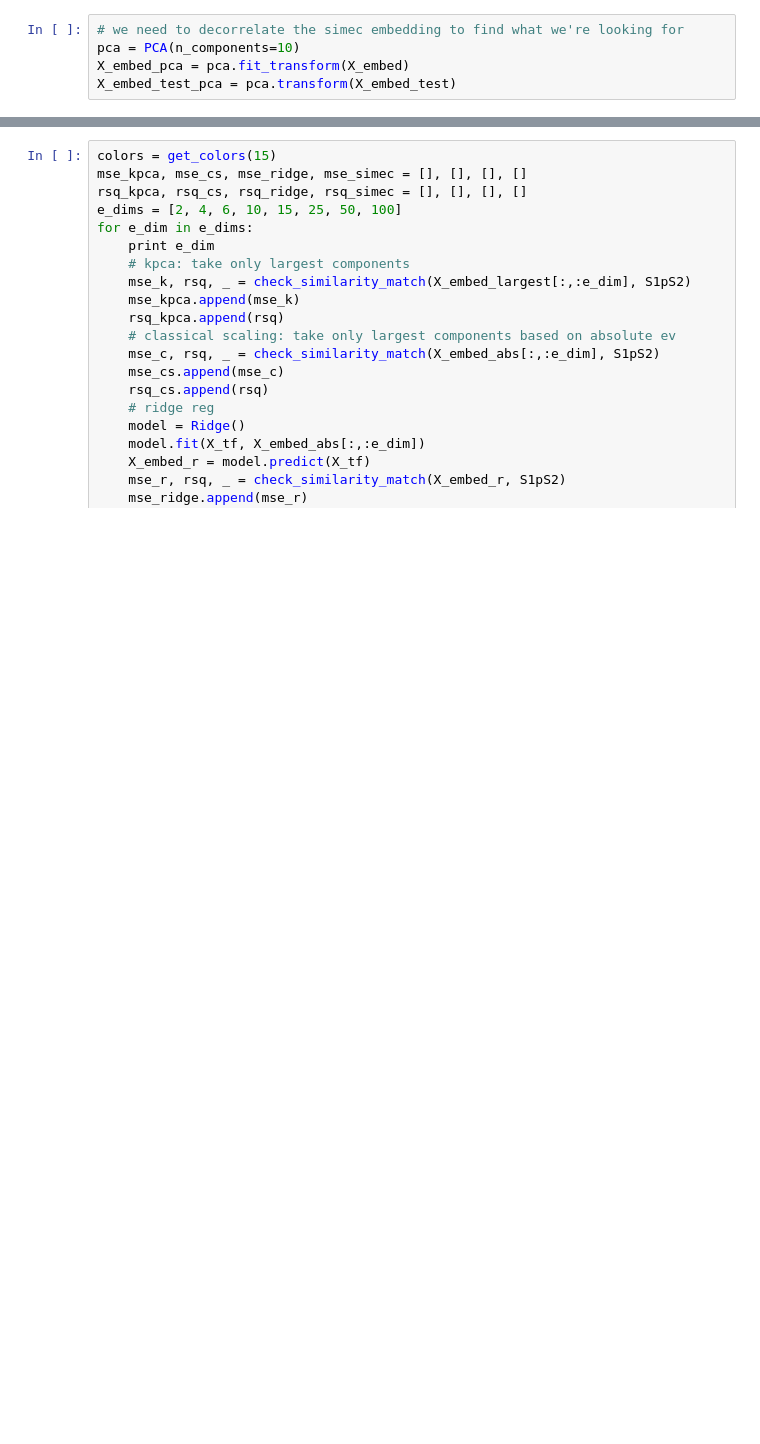
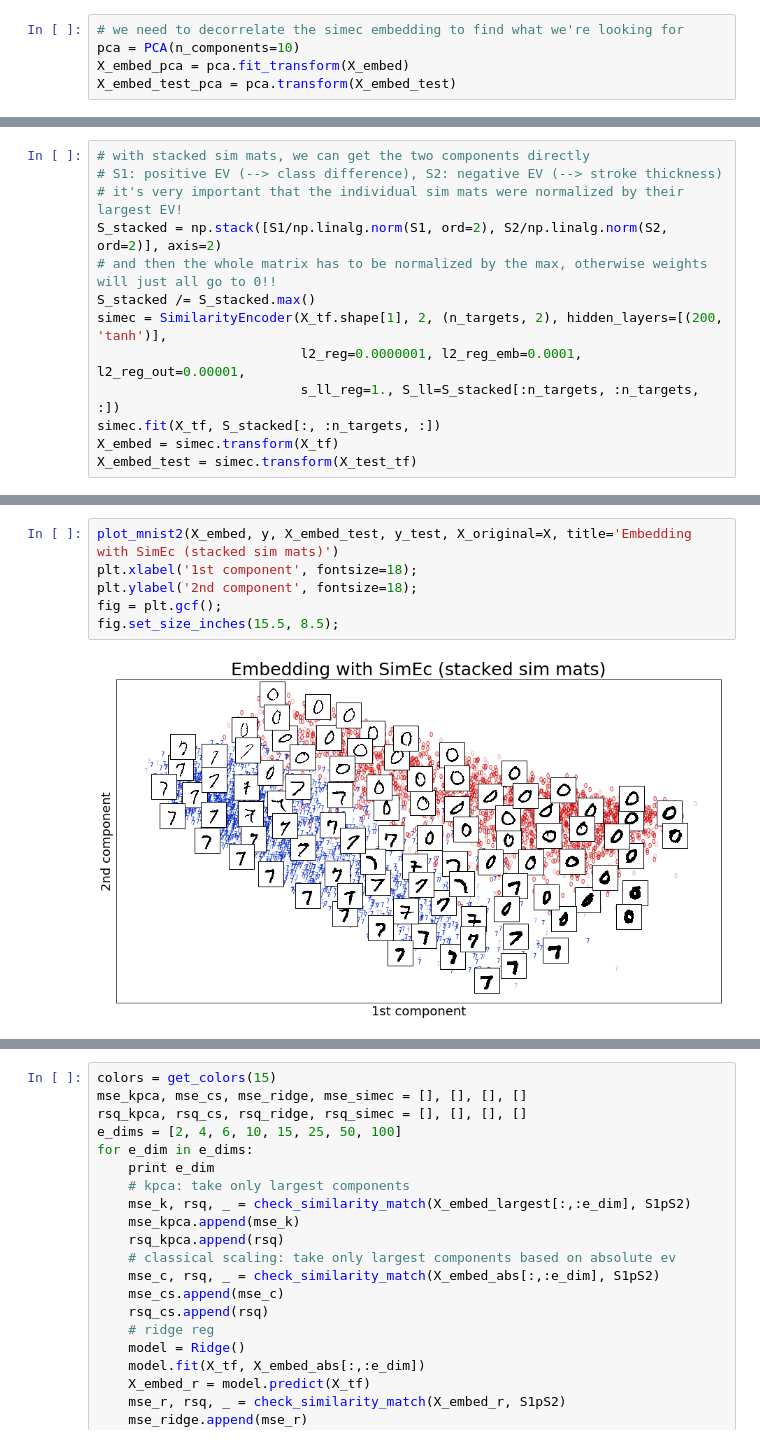
Before and after one commit to cod3licious/simec, a Jupyter notebook: 02_embed_nonmetric.ipynb, the cells around one changed output, grey strips where cells are left out. Saved outputs shown, nothing was run; the diff lists cells and outputs as text; blank space fills up the shorter version.

```diff
--- a/02_embed_nonmetric.ipynb
+++ b/02_embed_nonmetric.ipynb
@@ -409,0 +439,13 @@ if savefigs: plt.savefig('fig_nonmetric_mnist07_simec_pca.png', dpi=300)
+# %%
+# with stacked sim mats, we can get the two components directly
+# S1: positive EV (--> class difference), S2: negative EV (--> stroke thickness)
+# it's very important that the individual sim mats were normalized by their largest EV!
+S_stacked = np.stack([S1/np.linalg.norm(S1, ord=2), S2/np.linalg.norm(S2, ord=2)], axis=2)
+# and then the whole matrix has to be normalized by the max, otherwise weights will just all go to 0!!
+S_stacked /= S_stacked.max()
+simec = SimilarityEncoder(X_tf.shape[1], 2, (n_targets, 2), hidden_layers=[(200, 'tanh')],
+                          l2_reg=0.0000001, l2_reg_emb=0.0001, l2_reg_out=0.00001,
+                          s_ll_reg=1., S_ll=S_stacked[:n_targets, :n_targets, :])
+simec.fit(X_tf, S_stacked[:, :n_targets, :])
+X_embed = simec.transform(X_tf)
+X_embed_test = simec.transform(X_test_tf)
@@ -409,0 +470,8 @@ if savefigs: plt.savefig('fig_nonmetric_mnist07_simec_pca.png', dpi=300)
+# %%
+plot_mnist2(X_embed, y, X_embed_test, y_test, X_original=X, title='Embedding with SimEc (stacked sim mats)')
+plt.xlabel('1st component', fontsize=18);
+plt.ylabel('2nd component', fontsize=18);
+fig = plt.gcf();
+fig.set_size_inches(15.5, 8.5);
+# %% [output]
+[figure, added]
```
Also changed, not shown: parts of 10 cells of this notebook, 9 other files.
